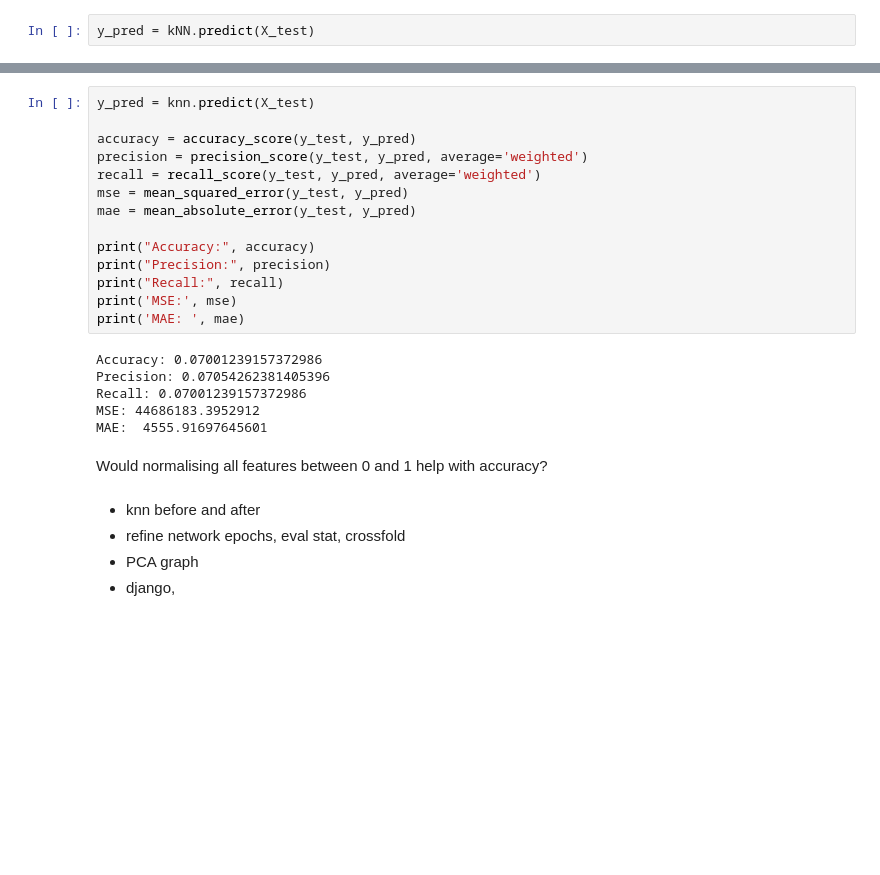
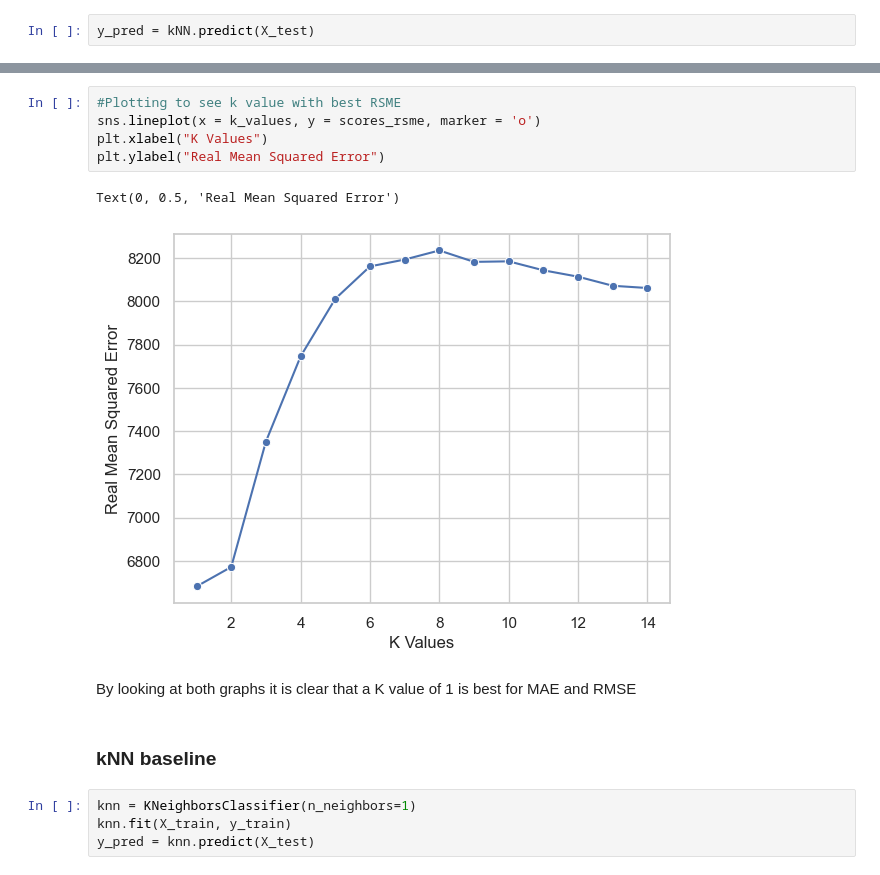
Before and after one commit to ScottGrant528/honours, a Jupyter notebook: HonoursProject.ipynb, the cells around one changed output, grey strips where cells are left out. Drawn from its saved outputs; the diff is of its cells as text; blank space fills up the shorter version.

```diff
--- a/HonoursProject.ipynb
+++ b/HonoursProject.ipynb
@@ -1304,27 +1329,16 @@ KNeighborsClassifier(n_neighbors=1)
-# %%
-y_pred = knn.predict(X_test)
-
-accuracy = accuracy_score(y_test, y_pred)
-precision = precision_score(y_test, y_pred, average='weighted')
-recall = recall_score(y_test, y_pred, average='weighted')
-mse = mean_squared_error(y_test, y_pred)
-mae = mean_absolute_error(y_test, y_pred)
-
-print("Accuracy:", accuracy)
-print("Precision:", precision)
-print("Recall:", recall)
-print('MSE:', mse)
-print('MAE: ', mae)
-# %% [output]
-Accuracy: 0.07001239157372986
-Precision: 0.07054262381405396
-Recall: 0.07001239157372986
-MSE: 44686183.3952912
-MAE:  4555.91697645601
-# %% [markdown]
-Would normalising all features between 0 and 1 help with accuracy?
-# %% [markdown]
-- knn before and after
-- refine network epochs, eval stat, crossfold
-- PCA graph
-- django,
+# %%
+#Plotting to see k value with best RSME
+sns.lineplot(x = k_values, y = scores_rsme, marker = 'o')
+plt.xlabel("K Values")
+plt.ylabel("Real Mean Squared Error")
+# %% [output]
+Text(0, 0.5, 'Real Mean Squared Error')
+[figure, added]
+# %% [markdown]
+By looking at both graphs it is clear that a K value of 1 is best for MAE and RMSE
+# %% [markdown]
+### kNN baseline
+# %%
+knn = KNeighborsClassifier(n_neighbors=1)
+knn.fit(X_train, y_train)
+y_pred = knn.predict(X_test)
```
Also changed, not shown: parts of 65 cells of this notebook, 2 other files.
